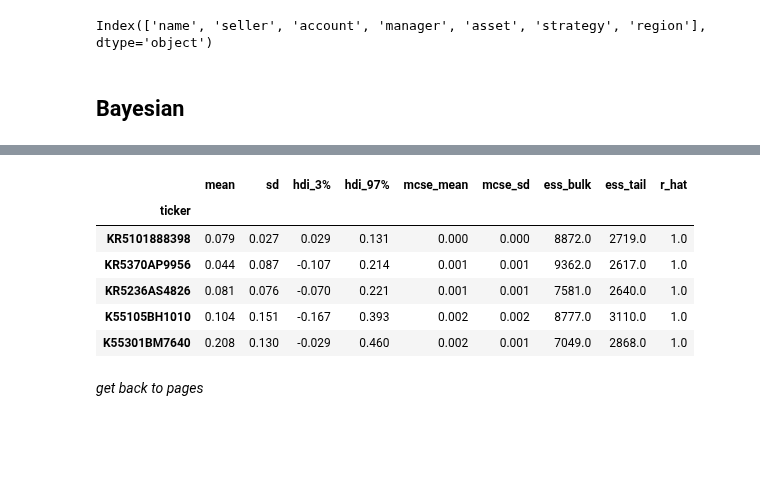
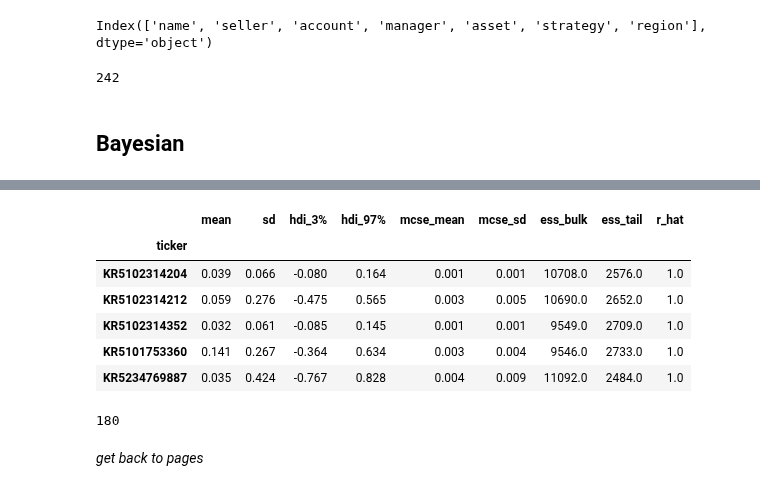
Before and after one commit to lbk209/fund, a Jupyter notebook: fund_labs.ipynb, the cells around one changed output, grey strips where cells are left out. Saved outputs shown, nothing was run; the diff lists cells and outputs as text; code cells hidden in the pictures; blank space fills up the shorter version.

```diff
--- a/fund_labs.ipynb
+++ b/fund_labs.ipynb
@@ -84,12 +84,16 @@ df_cat = pd.read_csv(f'{path}/{file}').set_index('ticker')
 df_cat.columns
 # %% [output]
 Index(['name', 'seller', 'account', 'manager', 'asset', 'strategy', 'region'], dtype='object')
+# %%
+len(df_cat)
+# %% [output]
+242
 # %% [markdown]
 ## Bayesian
 # %%
 from pf_dash import get_hdi
 
-file = 'fund_f3y_s3y'
+file = 'fund_f3y_s5y_250228'
 path = 'data'
 df_est = get_hdi(file, path, to_dict=False)
 df_est.head()
@@ -99,8 +103,12 @@ WARNING: the number of days in a year with 192 tickers (100%) is 12 in avg.
 |  | mean | sd | hdi_3% | hdi_97% | mcse_mean | mcse_sd | ess_bulk | ess_tail | r_hat |
 | ticker |  |  |  |  |  |  |  |  |  |
-| KR5101888398 | 0.079 | 0.027 | 0.029 | 0.131 | 0.000 | 0.000 | 8872.0 | 2719.0 | 1.0 |
-| KR5370AP9956 | 0.044 | 0.087 | -0.107 | 0.214 | 0.001 | 0.001 | 9362.0 | 2617.0 | 1.0 |
-| KR5236AS4826 | 0.081 | 0.076 | -0.070 | 0.221 | 0.001 | 0.001 | 7581.0 | 2640.0 | 1.0 |
-| K55105BH1010 | 0.104 | 0.151 | -0.167 | 0.393 | 0.002 | 0.002 | 8777.0 | 3110.0 | 1.0 |
-| K55301BM7640 | 0.208 | 0.130 | -0.029 | 0.460 | 0.002 | 0.001 | 7049.0 | 2868.0 | 1.0 |
+| KR5102314204 | 0.039 | 0.066 | -0.080 | 0.164 | 0.001 | 0.001 | 10708.0 | 2576.0 | 1.0 |
+| KR5102314212 | 0.059 | 0.276 | -0.475 | 0.565 | 0.003 | 0.005 | 10690.0 | 2652.0 | 1.0 |
+| KR5102314352 | 0.032 | 0.061 | -0.085 | 0.145 | 0.001 | 0.001 | 9549.0 | 2709.0 | 1.0 |
+| KR5101753360 | 0.141 | 0.267 | -0.364 | 0.634 | 0.003 | 0.004 | 9546.0 | 2733.0 | 1.0 |
+| KR5234769887 | 0.035 | 0.424 | -0.767 | 0.828 | 0.004 | 0.009 | 11092.0 | 2484.0 | 1.0 |
+# %%
+len(df_est)
+# %% [output]
+180
 # %%
```
Also changed, not shown: parts of 10 cells of this notebook, 1 other file.
